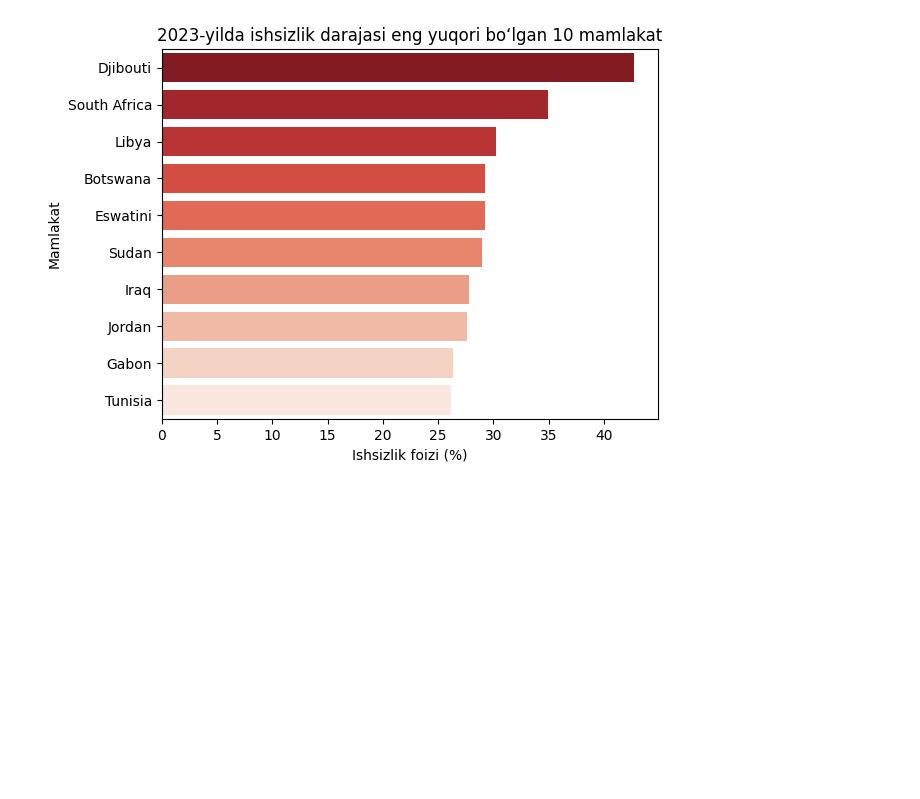
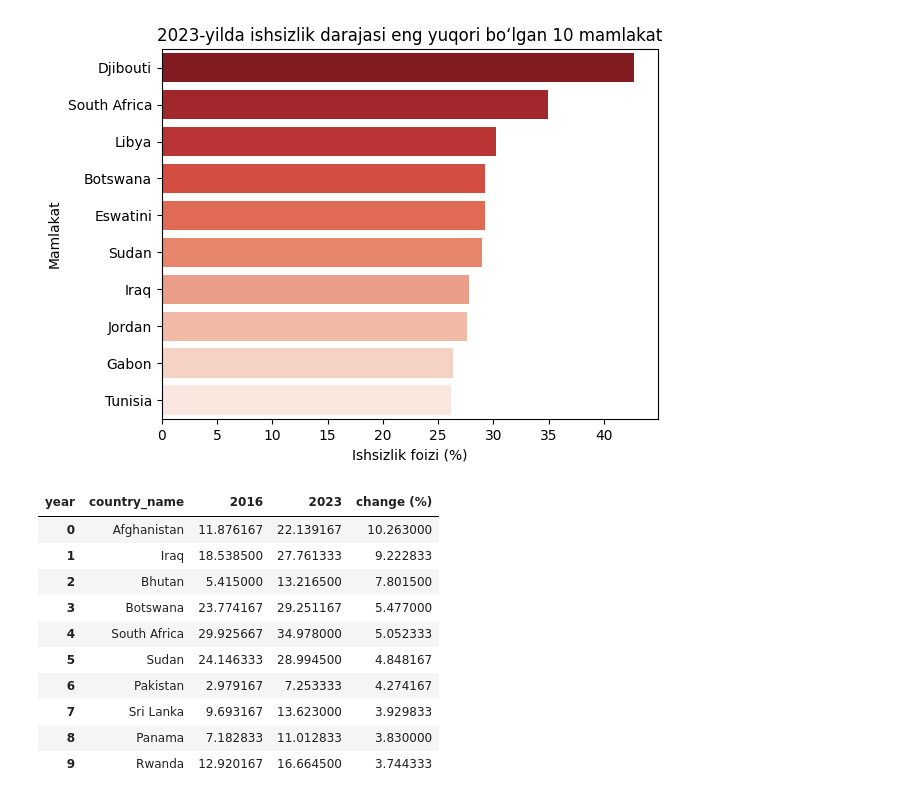
Before and after one commit to BoastfulApex/US-Population-Unemployment-2020-2023-, a Jupyter notebook: unemployment2.ipynb, the cells around one changed output. Saved outputs shown, nothing was run; the diff lists cells and outputs as text; code cells hidden in the pictures; blank space fills up the shorter version.

```diff
--- a/unemployment2.ipynb
+++ b/unemployment2.ipynb
@@ -105,3 +105,27 @@ Passing `palette` without assigning `hue` is deprecated and will be removed in v
 
   sns.barplot(data=top_10_2023, y='country_name', x='unemployment_rate', palette='Reds_r')
 [figure]
+# %%
+# Har bir mamlakatda 2016–2023 yillar oralig‘ida o‘zgarish (delta) hisoblash
+delta_df = df_long[df_long['year'].isin([2016, 2023])]
+delta_df = delta_df.groupby(['country_name', 'year'])['unemployment_rate'].mean().unstack()
+
+# Delta (o‘zgarish)
+delta_df['change (%)'] = delta_df[2023] - delta_df[2016]
+delta_df = delta_df.sort_values(by='change (%)', ascending=False).reset_index()
+
+# Eng katta o‘zgarishlar
+top_delta = delta_df.head(10)
+top_delta
+# %% [output]
+| year | country_name | 2016 | 2023 | change (%) |
+| 0 | Afghanistan | 11.876167 | 22.139167 | 10.263000 |
+| 1 | Iraq | 18.538500 | 27.761333 | 9.222833 |
+| 2 | Bhutan | 5.415000 | 13.216500 | 7.801500 |
+| 3 | Botswana | 23.774167 | 29.251167 | 5.477000 |
+| 4 | South Africa | 29.925667 | 34.978000 | 5.052333 |
+| 5 | Sudan | 24.146333 | 28.994500 | 4.848167 |
+| 6 | Pakistan | 2.979167 | 7.253333 | 4.274167 |
+| 7 | Sri Lanka | 9.693167 | 13.623000 | 3.929833 |
+| 8 | Panama | 7.182833 | 11.012833 | 3.830000 |
+| 9 | Rwanda | 12.920167 | 16.664500 | 3.744333 |
```
Also changed, not shown: parts of 3 cells of this notebook.
